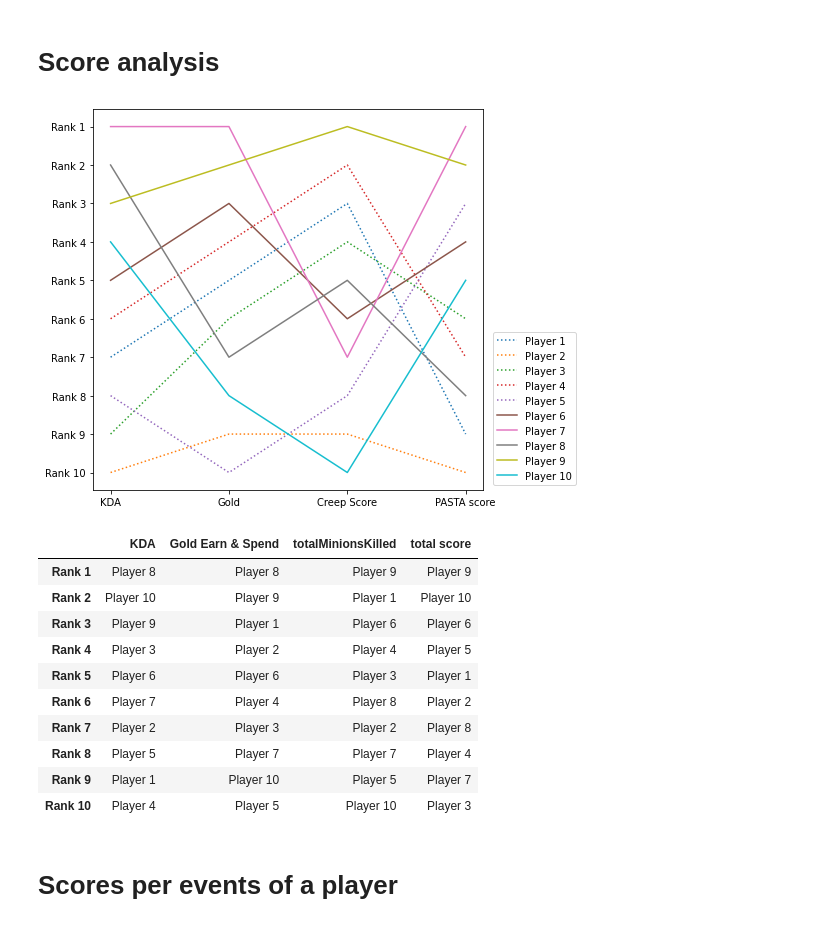
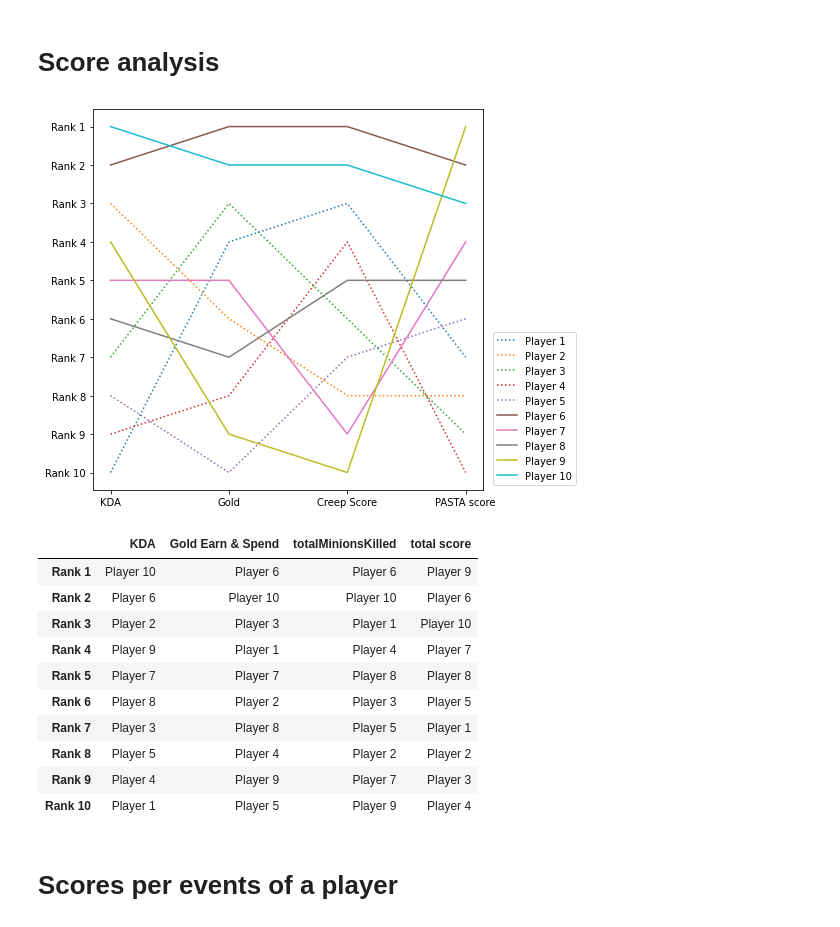
Before and after one commit to ThrypsisJ/Action2Score, a Jupyter notebook: experiment_challenger_analysis.ipynb, the cells around one changed output. Saved outputs shown, nothing was run; the diff lists cells and outputs as text; code cells hidden in the pictures.

```diff
--- a/experiment_challenger_analysis.ipynb
+++ b/experiment_challenger_analysis.ipynb
@@ -92,38 +176,38 @@ TN: 9 / FP: 0 / FN: 0 / TP: 4 /
 # %%
 import experiment_vis_leaderboard as lb
 import matplotlib.pyplot as plt
 
-match = 'KR_5531638748' # Plaayer 5: Not very good according to traditional indicators, but PASTA score is high
-# match = 'NA1_4083949961' # Player 8: Performed well according to traditional indicators, but PASTA score is low
-# match = 'EUW1_5531763758'
+# match = 'KR_5531638748' # Plaayer 5: Not very good according to traditional indicators, but PASTA score is high
+# match = 'KR_5548791013'
+match = 'KR_5558295613'
 
 data, isWin = lb.load_leaderboard_graph(match, challenger=True)
 
 players = []
 for index, series in data.iterrows():
     ranks = series.tolist()
     ranks = [11-rank for rank in ranks]
     players.append(ranks)
 
 x_axis = data.columns.tolist()
 
 fig = plt.figure(figsize=(7, 7))
 
 ##### total plot #####
 for i in range(len(players)):
     line = '-' if isWin[i] else ':'
     plt.plot(x_axis, players[i], linestyle=line, label=f'Player {i+1}')
 plt.yticks([i+1 for i in range(10)], [f'Rank {10-i}' for i in range(10)])
 plt.legend(bbox_to_anchor=(0.5, 0, 0.75, 0), loc='lower right')
 
 plt.show()
 # %% [output]
-[figure, old version]
+[figure, new version]
 # %%
 import experiment_vis_leaderboard as lb
 import matplotlib.pyplot as plt
 
-match = 'NA1_4083949961'
+match = 'KR_5558295613'
 
 data = lb.load_leaderboard(match, challenger=True)
 data.drop(labels='sum of ranks', axis='columns', inplace=True)
@@ -131,16 +215,16 @@ data = data[['KDA', 'Gold Earn & Spend', 'totalMinionsKilled', 'total score']]
 data
 # %% [output]
 |  | KDA | Gold Earn & Spend | totalMinionsKilled | total score |
-| Rank 1 | Player 8 | Player 8 | Player 9 | Player 9 |
-| Rank 2 | Player 10 | Player 9 | Player 1 | Player 10 |
-| Rank 3 | Player 9 | Player 1 | Player 6 | Player 6 |
-| Rank 4 | Player 3 | Player 2 | Player 4 | Player 5 |
-| Rank 5 | Player 6 | Player 6 | Player 3 | Player 1 |
-| Rank 6 | Player 7 | Player 4 | Player 8 | Player 2 |
-| Rank 7 | Player 2 | Player 3 | Player 2 | Player 8 |
-| Rank 8 | Player 5 | Player 7 | Player 7 | Player 4 |
-| Rank 9 | Player 1 | Player 10 | Player 5 | Player 7 |
-| Rank 10 | Player 4 | Player 5 | Player 10 | Player 3 |
+| Rank 1 | Player 10 | Player 6 | Player 6 | Player 9 |
+| Rank 2 | Player 6 | Player 10 | Player 10 | Player 6 |
+| Rank 3 | Player 2 | Player 3 | Player 1 | Player 10 |
+| Rank 4 | Player 9 | Player 1 | Player 4 | Player 7 |
+| Rank 5 | Player 7 | Player 7 | Player 8 | Player 8 |
+| Rank 6 | Player 8 | Player 2 | Player 3 | Player 5 |
+| Rank 7 | Player 3 | Player 8 | Player 5 | Player 1 |
+| Rank 8 | Player 5 | Player 4 | Player 2 | Player 2 |
+| Rank 9 | Player 4 | Player 9 | Player 7 | Player 3 |
+| Rank 10 | Player 1 | Player 5 | Player 9 | Player 4 |
 # %% [markdown]
 # Scores per events of a player
 # %%
```
Also changed, not shown: parts of 14 cells of this notebook, 10 other files.
